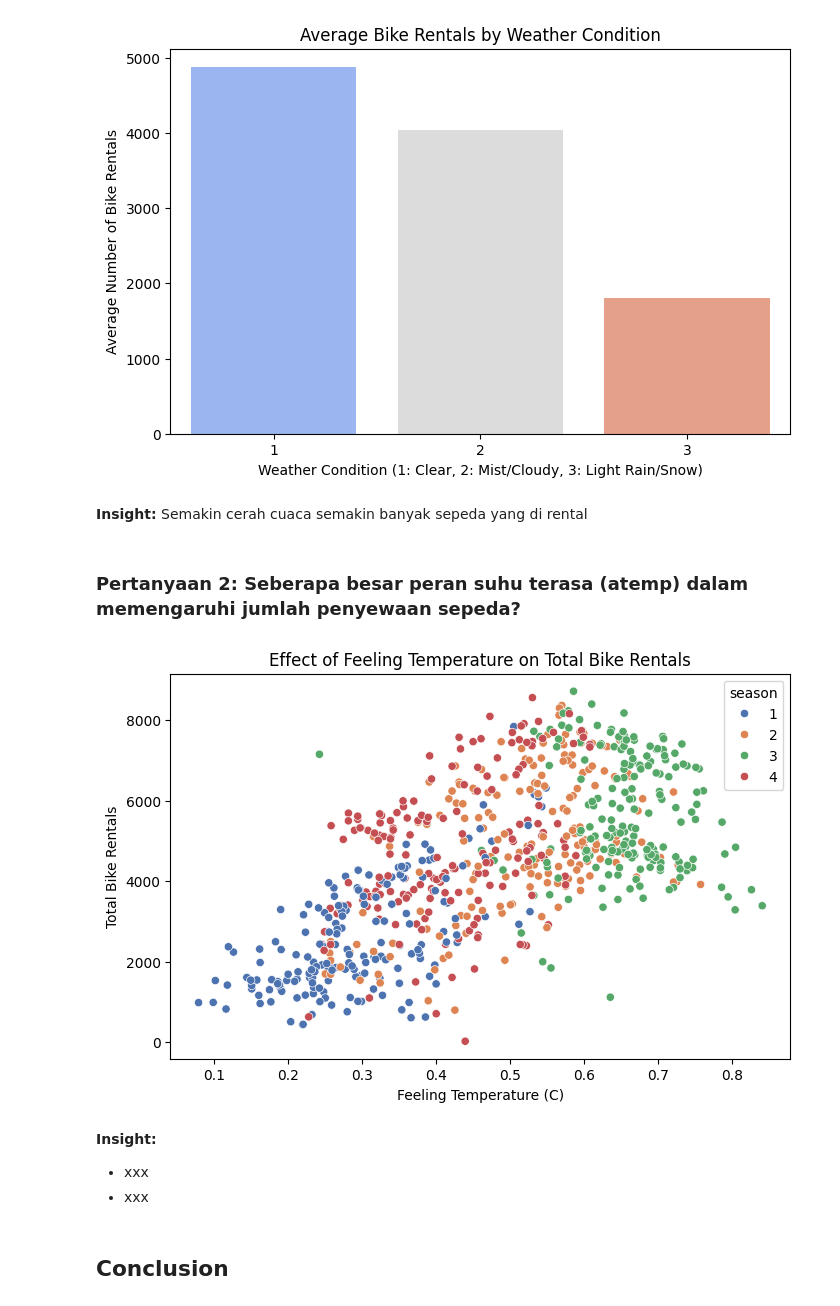
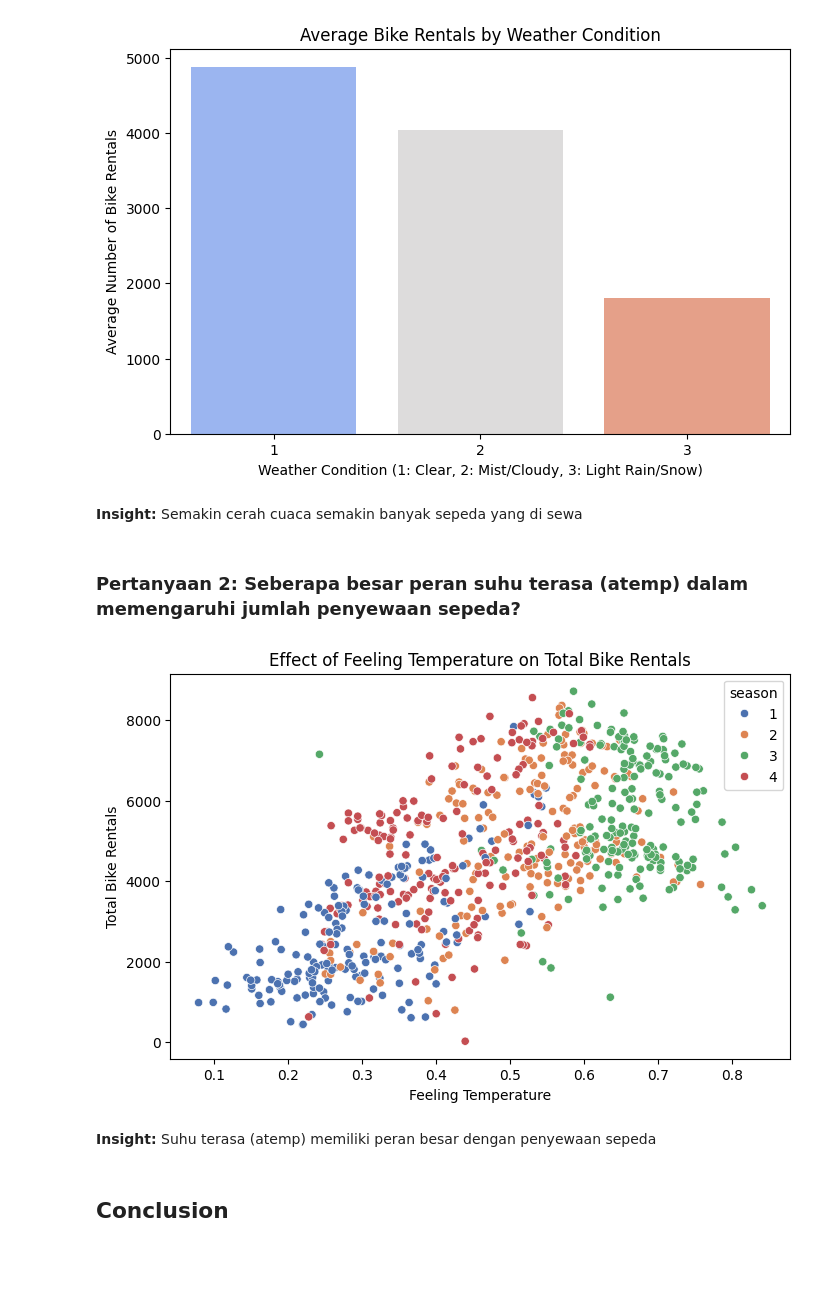
Before and after one commit to CarroVeloce/Projek_Rental_Sepada, a Jupyter notebook: Rental Sepeda.ipynb, the cells around one changed output. Saved outputs shown, nothing was run; the diff lists cells and outputs as text; code cells hidden in the pictures; blank space fills up the shorter version.

Commit message:
update rental sepeda

```diff
--- a/Rental Sepeda.ipynb
+++ b/Rental Sepeda.ipynb
@@ -19,7 +19,7 @@ import seaborn as sn
 # %% [markdown]
 ### Gathering Data
 # %%
-day_df = pd.read_csv("D:\POLITEKNIK NEGERI JAKARTA\PITON PROJEK\Belajar analisis data\Projek_Rental_Sepda\data\day.csv")
+day_df = pd.read_csv("data\day.csv")
 day_df.head()
 # %% [output]
 |  | instant | dteday | season | yr | mnth | holiday | weekday | workingday | weathersit | temp | ... |
@@ -162,21 +237,20 @@ Passing `palette` without assigning `hue` is deprecated and will be removed in v
 [figure]
 # %% [markdown]
 **Insight:**
-Semakin cerah cuaca semakin banyak sepeda yang di rental
+Semakin cerah cuaca semakin banyak sepeda yang di sewa
 # %% [markdown]
 ### Pertanyaan 2: Seberapa besar peran suhu terasa (atemp) dalam memengaruhi jumlah penyewaan sepeda?
 # %%
 plt.figure(figsize=(8,5))
 sn.scatterplot(x=day_df['atemp'], y=day_df['cnt'], hue=day_df['season'], palette='deep')
 plt.title("Effect of Feeling Temperature on Total Bike Rentals")
-plt.xlabel("Feeling Temperature (C)")
+plt.xlabel("Feeling Temperature")
 plt.ylabel("Total Bike Rentals")
 plt.show()
 # %% [output]
-[figure, old version]
+[figure, new version]
-# %% [markdown]
-**Insight:**
-- xxx
-- xxx
+# %% [markdown]
+**Insight:**
+Suhu terasa (atemp) memiliki peran besar dengan penyewaan sepeda
 # %% [markdown]
 ## Conclusion
```
Also changed, not shown: parts of 15 cells of this notebook.
